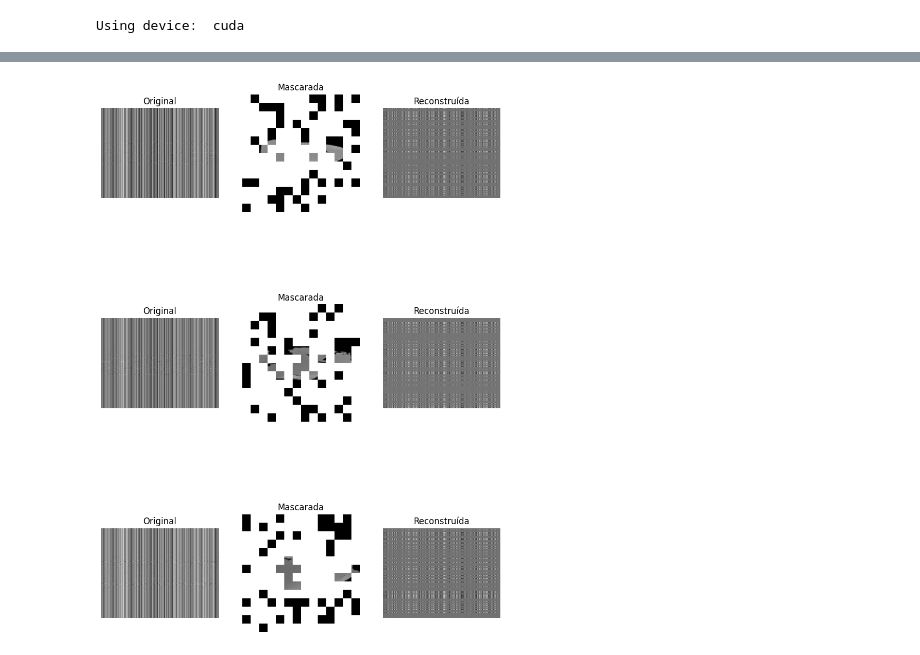
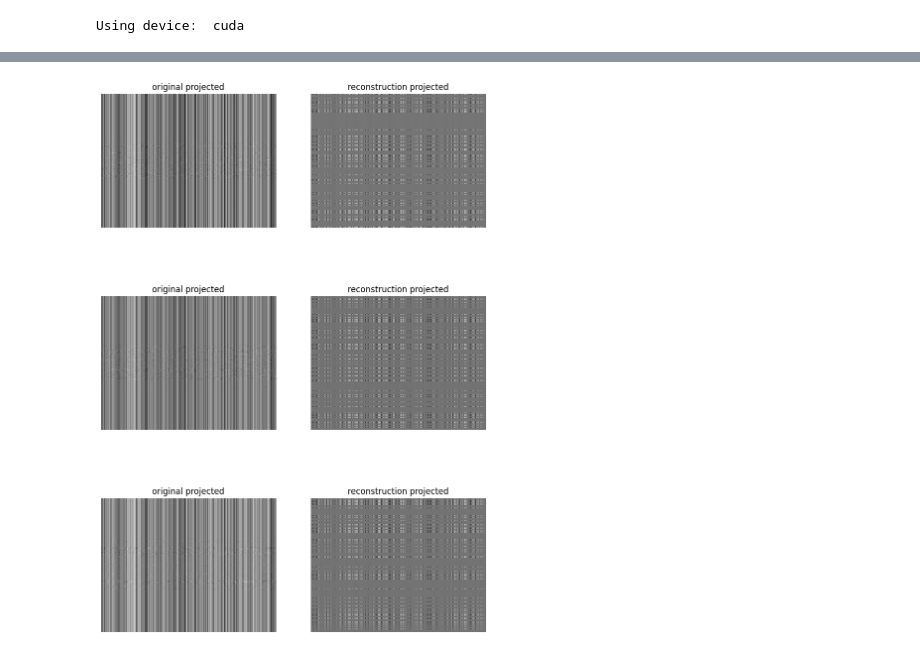
Before and after one commit to Green-AI-Lab-GAIA/masked-autoencoders-cows, a Jupyter notebook: pytorch/pre-training.ipynb, the cells around one changed output, grey strips where cells are left out. Cells and saved outputs as stored; diff of their text form; code cells hidden in the pictures.

```diff
--- a/pytorch/pre-training.ipynb
+++ b/pytorch/pre-training.ipynb
@@ -23,7 +23,7 @@ print("Using device: ", device)
 # %% [output]
 Using device:  cuda
 # %%
-BATCH_SIZE = 256
+BATCH_SIZE = 64
 # %%
 # Custom dataset for grayscale images (1 channel)
 class ImageDataset(Dataset):
@@ -138,3 +126,8 @@ Epoch [6/30] Validation Loss: 0.0003
 #save model
 
 torch.save(model.state_dict(), "./checkpoints/mae_checkpoint.pth")
+# %%
+# load model
+
+checkpoint = torch.load("./checkpoints/mae_checkpoint.pth")
+model.load_state_dict(checkpoint)
@@ -181,12 +176,12 @@ def apply_mask_to_patches(images, patches, masks, patch_size):
 
     return masked_images
 
-def visualize_images(original, masked,recon_images):
+def visualize_images(original,recon_images):
     """
     Plota imagens originais e mascaradas.
     """
     B = 3
-    fig, axes = plt.subplots(B, 3,figsize=(10, 5 * B))
+    fig, axes = plt.subplots(B, 2,figsize=(10, 5 * B))
 
     if B == 1:
         axes = [axes]
@@ -194,19 +189,14 @@ def visualize_images(original, masked,recon_images):
     for i in range(B):
         # Imagem original
         axes[i][0].imshow(original[i].cpu().detach().numpy(), cmap="gray")
-        axes[i][0].set_title("Original")
+        axes[i][0].set_title("original projected")
         axes[i][0].axis("off")
 
-        # Imagem mascarada
-        axes[i][1].imshow(masked[i, 0].cpu().numpy(), cmap="gray")
-        axes[i][1].set_title("Mascarada")
+        # Imagem reconstruída
+        axes[i][1].imshow(recon_images[i].cpu().numpy(), cmap="gray")
+        axes[i][1].set_title("reconstruction projected")
         axes[i][1].axis("off")
 
-        # Imagem reconstruída
-        axes[i][2].imshow(recon_images[i].cpu().numpy(), cmap="gray")
-        axes[i][2].set_title("Reconstruída")
-        axes[i][2].axis("off")
-
     plt.show()
 # %%
 
@@ -269,9 +217,9 @@ array([[[-0.00183328, -0.06898556, -0.01468581, ..., -0.00154382,
 # %%
 # Aplicar máscara às imagens
 masked_images = apply_mask_to_patches(images, patches, masks, patch_size = 16)
 
 
 # Visualizar
-visualize_images(model.project(images), masked_images, recon_images)
+visualize_images(model.project(images), recon_images)
 # %% [output]
-[figure, old version]
+[figure, new version]
```
Also changed, not shown: parts of 4 cells of this notebook, 4 other files.
